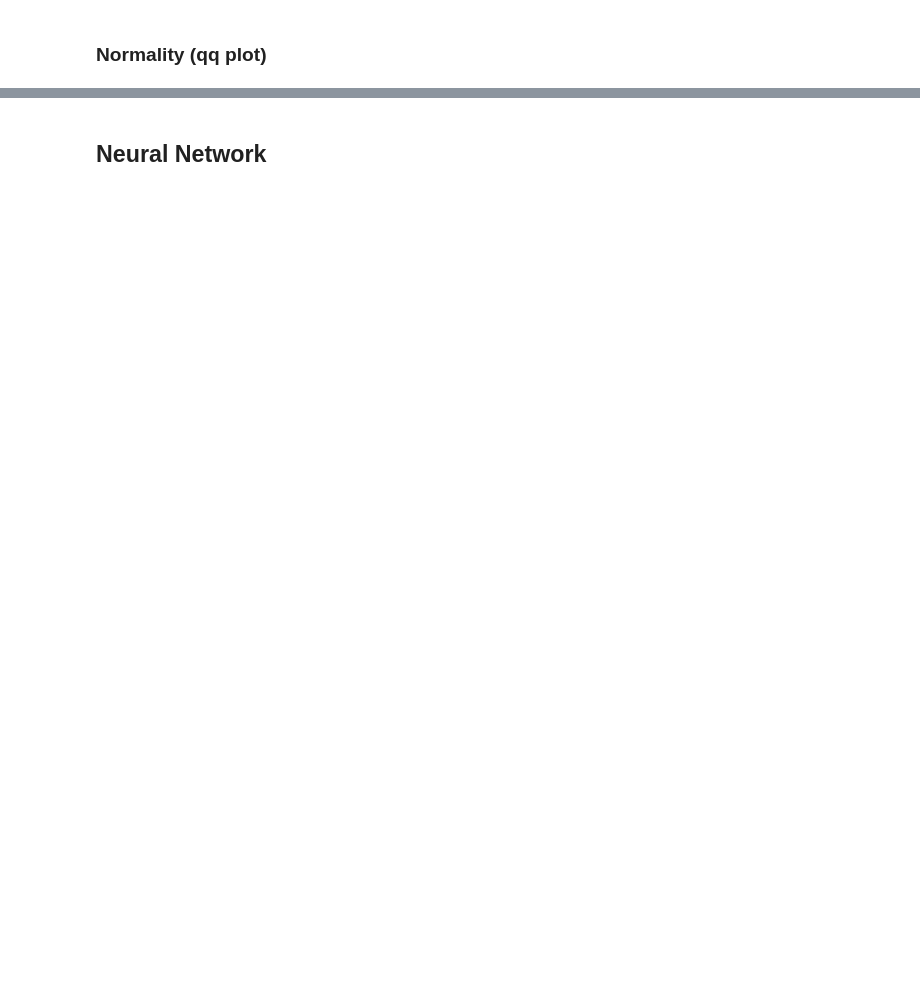
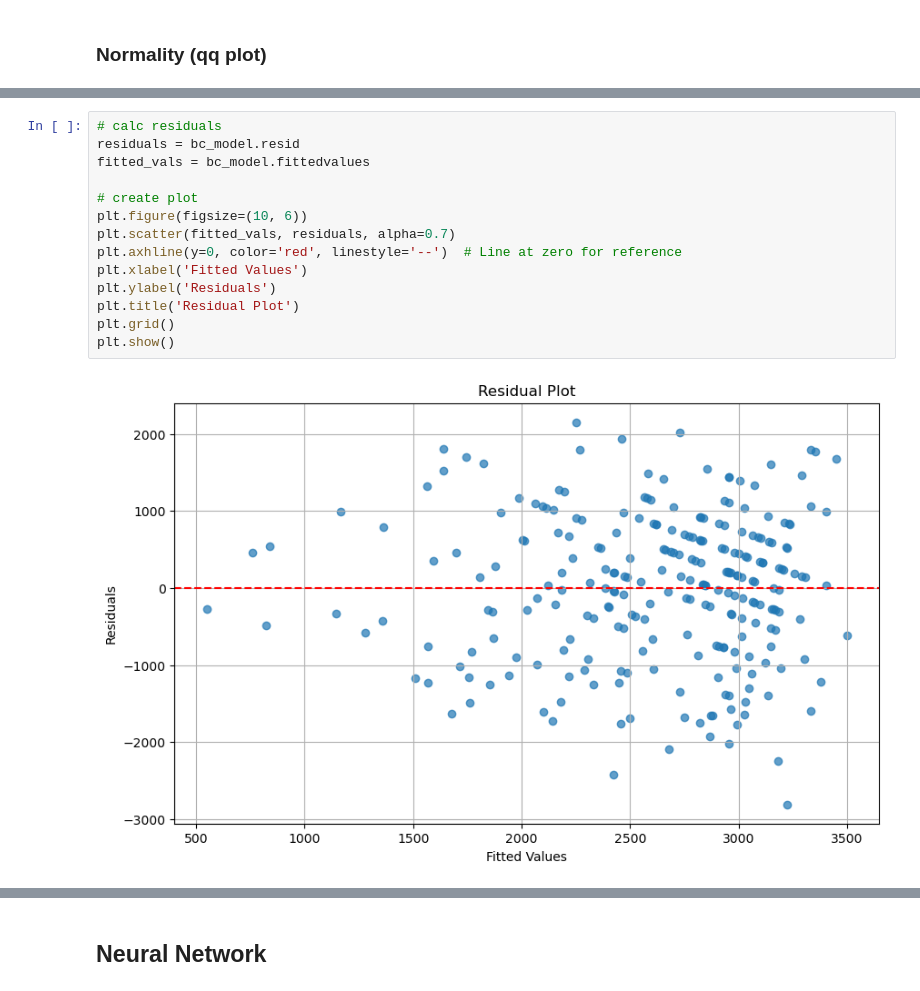
Before and after one commit to noellereid/Data-Science-Capstone, a Jupyter notebook: capstone_project.ipynb, the cells around one changed output, grey strips where cells are left out. Drawn from its saved outputs; the diff is of its cells as text; blank space fills up the shorter version.

```diff
--- a/capstone_project.ipynb
+++ b/capstone_project.ipynb
@@ -397,0 +474,16 @@ plt.show()
+# %%
+# calc residuals
+residuals = bc_model.resid
+fitted_vals = bc_model.fittedvalues
+
+# create plot
+plt.figure(figsize=(10, 6))
+plt.scatter(fitted_vals, residuals, alpha=0.7)
+plt.axhline(y=0, color='red', linestyle='--')  # Line at zero for reference
+plt.xlabel('Fitted Values')
+plt.ylabel('Residuals')
+plt.title('Residual Plot')
+plt.grid()
+plt.show()
+# %% [output]
+[figure, added]
```
Also changed, not shown: parts of 36 cells of this notebook, 1 other file.
